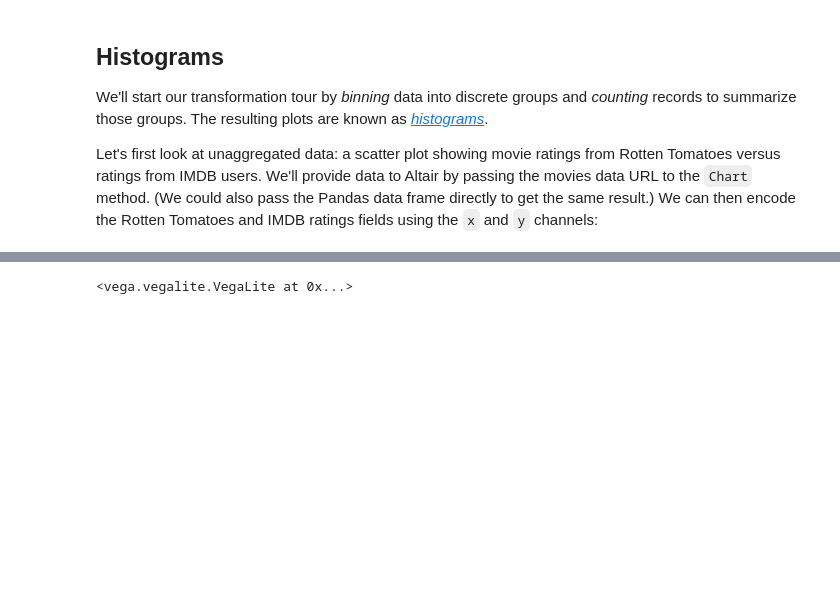
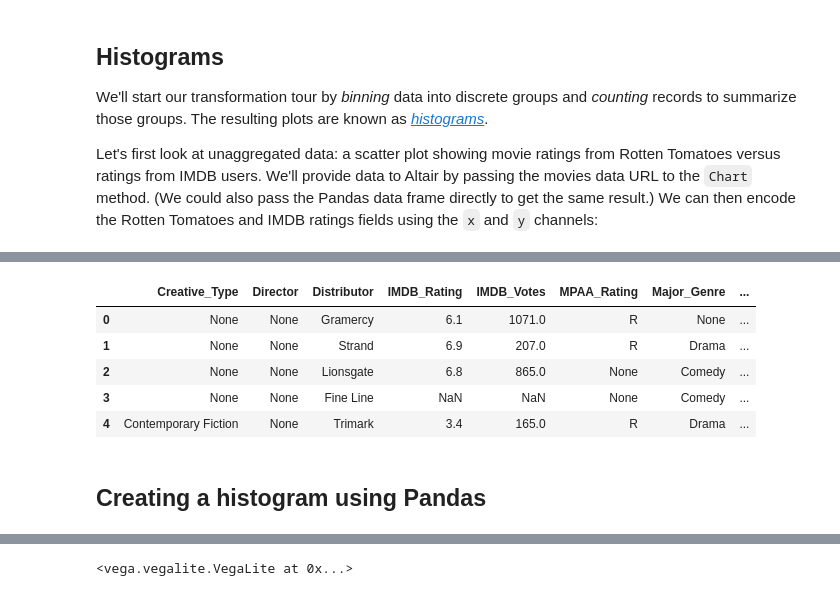
Before and after one commit to hanisaf/mist5730-fall2019, a Jupyter notebook: 32-intro.ipynb, the cells around one changed output, grey strips where cells are left out. Saved outputs shown, nothing was run; the diff lists cells and outputs as text; code cells hidden in the pictures; blank space fills up the shorter version.

```diff
--- a/32-intro.ipynb
+++ b/32-intro.ipynb
@@ -57,0 +56,12 @@ alt.Chart(movies_url).mark_circle().encode(
+# %%
+df=pd.read_json(movies_url)
+df.head()
+# %% [output]
+|  | Creative_Type | Director | Distributor | IMDB_Rating | IMDB_Votes | MPAA_Rating | Major_Genre | ... |
+| 0 | None | None | Gramercy | 6.1 | 1071.0 | R | None | ... |
+| 1 | None | None | Strand | 6.9 | 207.0 | R | Drama | ... |
+| 2 | None | None | Lionsgate | 6.8 | 865.0 | None | Comedy | ... |
+| 3 | None | None | Fine Line | NaN | NaN | None | Comedy | ... |
+| 4 | Contemporary Fiction | None | Trimark | 3.4 | 165.0 | R | Drama | ... |
+# %% [markdown]
+## Creating a histogram using Pandas
```
Also changed, not shown: parts of 8 cells of this notebook, 1 other file.
